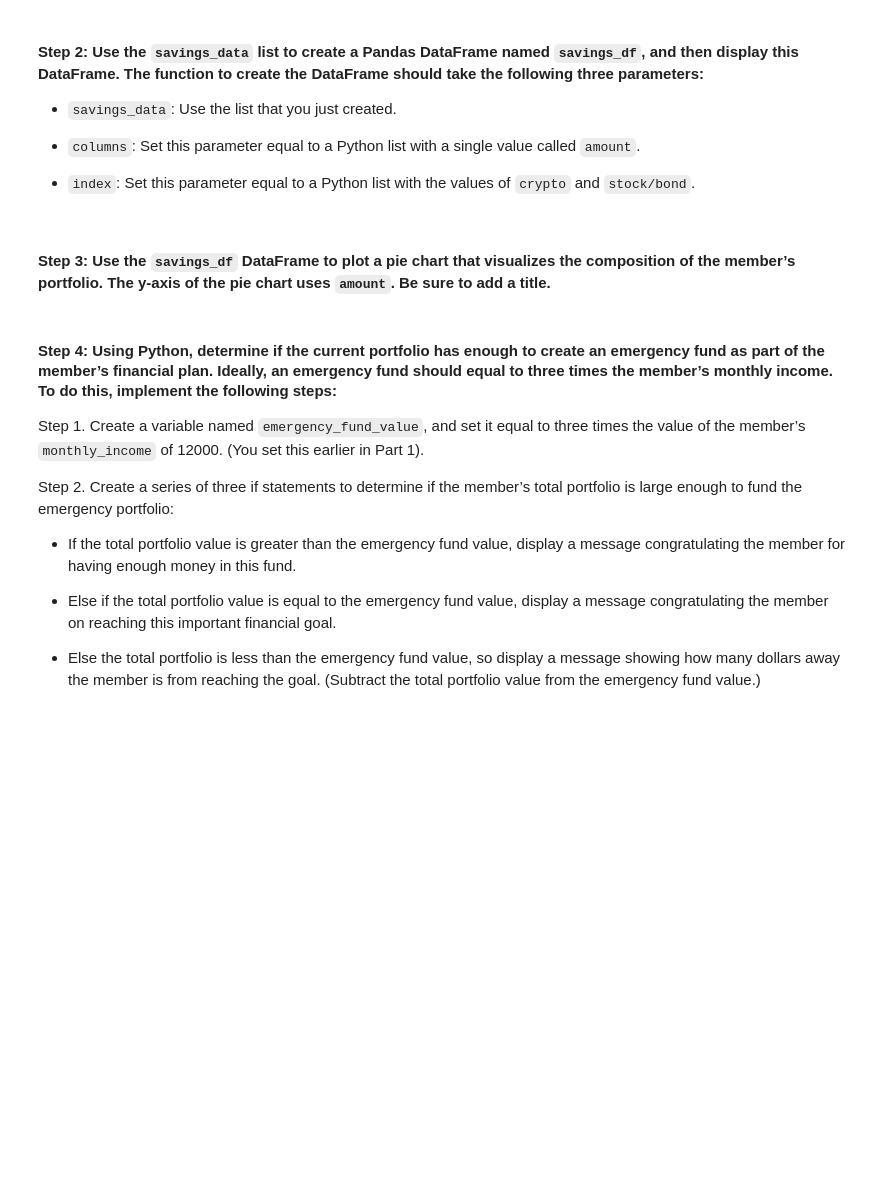
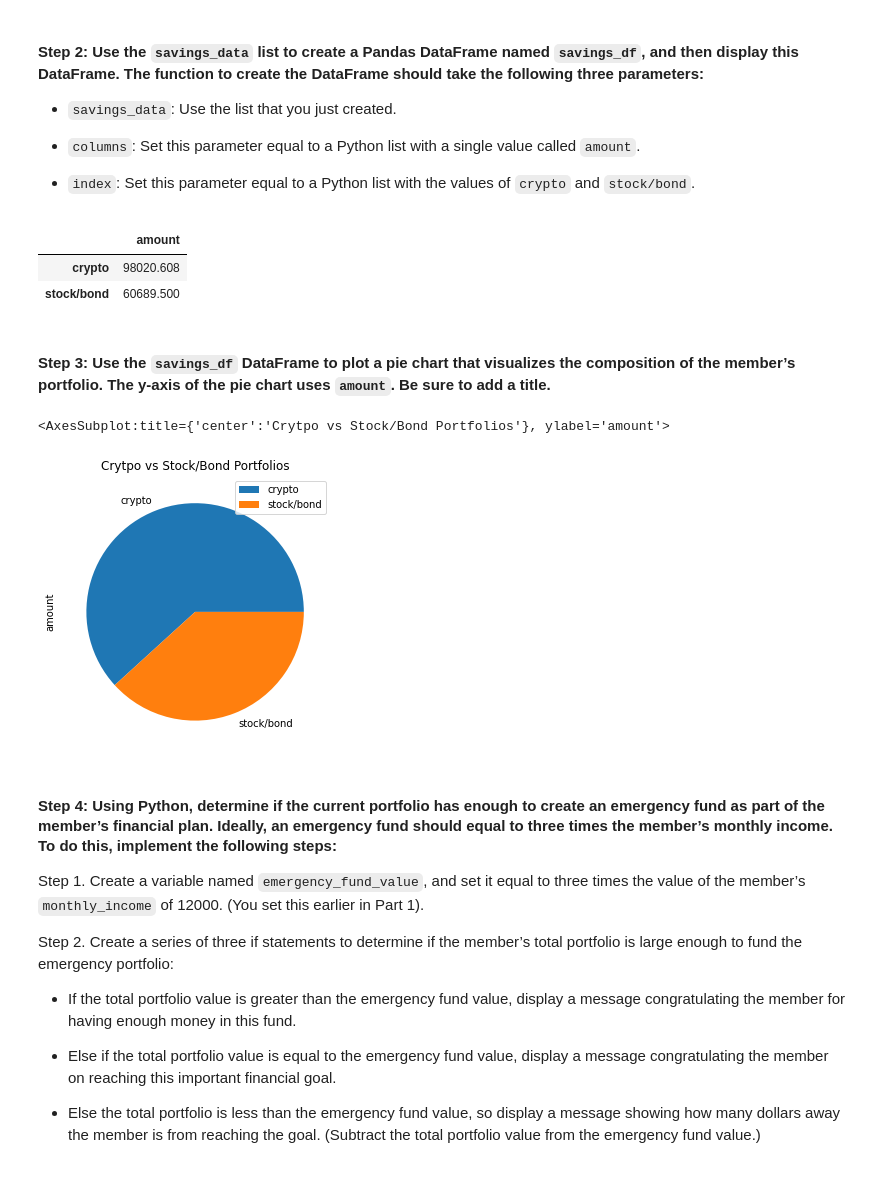
Before and after one commit to flyfishjay/challenge_week_5, a Jupyter notebook: financial_planning_tools.ipynb, the cells around one changed output. Drawn from its saved outputs; the diff is of its cells as text; code cells hidden in the pictures; blank space fills up the shorter version.

```diff
--- a/financial_planning_tools.ipynb
+++ b/financial_planning_tools.ipynb
@@ -250,6 +275,6 @@ agg_value = # YOUR CODE HERE
 # %%
 # Calculate the current value of the stock portion of the portfolio
-spy_value = # YOUR CODE HERE
+spy_value = spy_close_price * spy_shares
 
 # Print the current value of the stock portfolio
-# YOUR CODE HERE
+print(spy_value)
@@ -256,6 +283,6 @@ spy_value = # YOUR CODE HERE
 # %%
 # Calculate the total value of the stock and bond portion of the portfolio
-total_stocks_bonds = # YOUR CODE HERE
+total_stocks_bonds = spy_value + agg_value
 
 # Print the current balance of the stock and bond portion of the portfolio
-# YOUR CODE HERE
+print(total_stocks_bonds)
@@ -298,7 +329,7 @@ In this section, you’ll use the valuations for the cryptocurrency wallet and f
 #### Step 1: Create a Python list named `savings_data` that has two elements. The first element contains the total value of the cryptocurrency wallet. The second element contains the total value of the stock and bond portions of the portfolio.
 # %%
 # Consolidate financial assets data into a Python list
-# YOUR CODE HERE
+savings_data  = [total_crypto_wallet, total_stocks_bonds]
 
 # Review the Python list savings_data
-# YOUR CODE HERE
+print(savings_data)
@@ -312,15 +345,29 @@ In this section, you’ll use the valuations for the cryptocurrency wallet and f
 - `index`: Set this parameter equal to a Python list with the values of `crypto` and `stock/bond`.
 # %%
 # Create a Pandas DataFrame called savings_df
-# YOUR CODE HERE
+
+
+savings_df = pd.DataFrame(savings_data, columns = ['amount'], index = ['crypto', 'stock/bond'])
+
+
 
 # Display the savings_df DataFrame
-# YOUR CODE HERE
+savings_df
+# %% [output]
+|  | amount |
+| crypto | 98020.608 |
+| stock/bond | 60689.500 |
 # %% [markdown]
 #### Step 3: Use the `savings_df` DataFrame to plot a pie chart that visualizes the composition of the member’s portfolio. The y-axis of the pie chart uses `amount`. Be sure to add a title.
 # %%
 # Plot the total value of the member's portfolio (crypto and stock/bond) in a pie chart
-# YOUR CODE HERE
+
+
+
+savings_df.plot.pie(y='amount', figsize = (10,5), title = 'Crytpo vs Stock/Bond Portfolios')
+# %% [output]
+<AxesSubplot:title={'center':'Crytpo vs Stock/Bond Portfolios'}, ylabel='amount'>
+[figure, added]
 # %% [markdown]
 #### Step 4: Using Python, determine if the current portfolio has enough to create an emergency fund as part of the member’s financial plan. Ideally, an emergency fund should equal to three times the member’s monthly income. To do this, implement the following steps:
 
```
Also changed, not shown: parts of 16 cells of this notebook.
